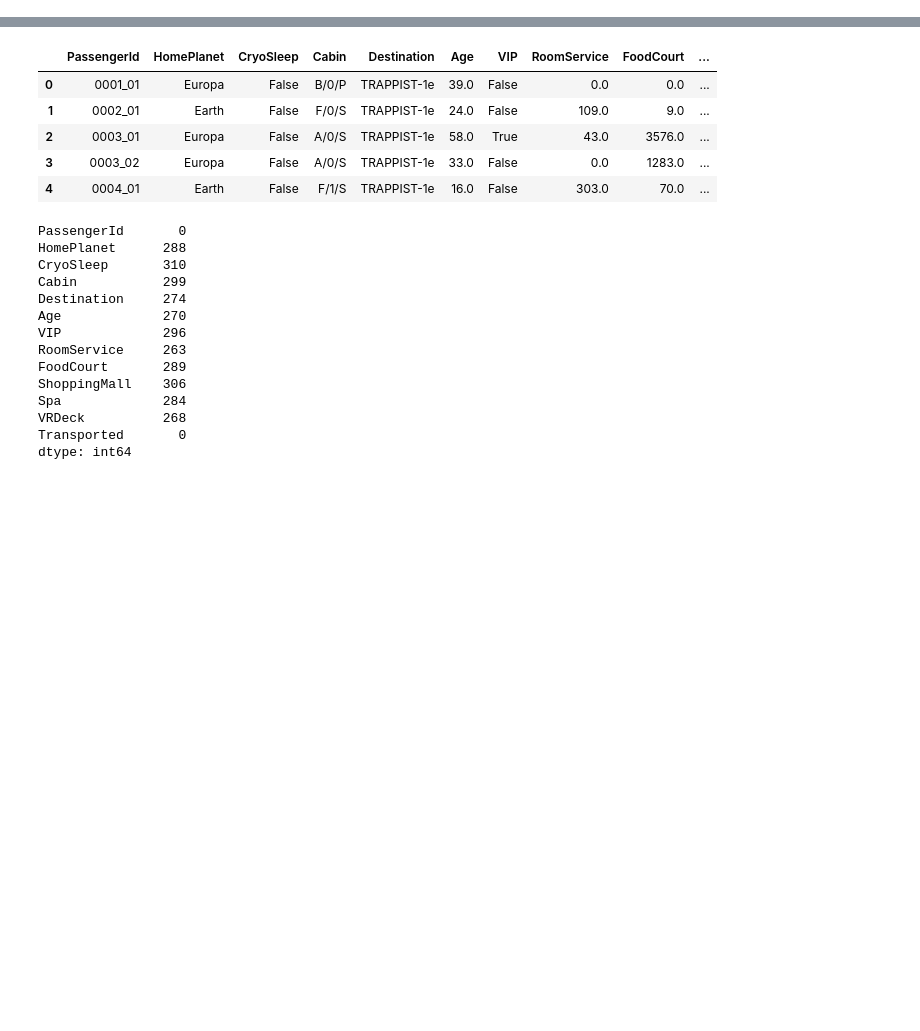
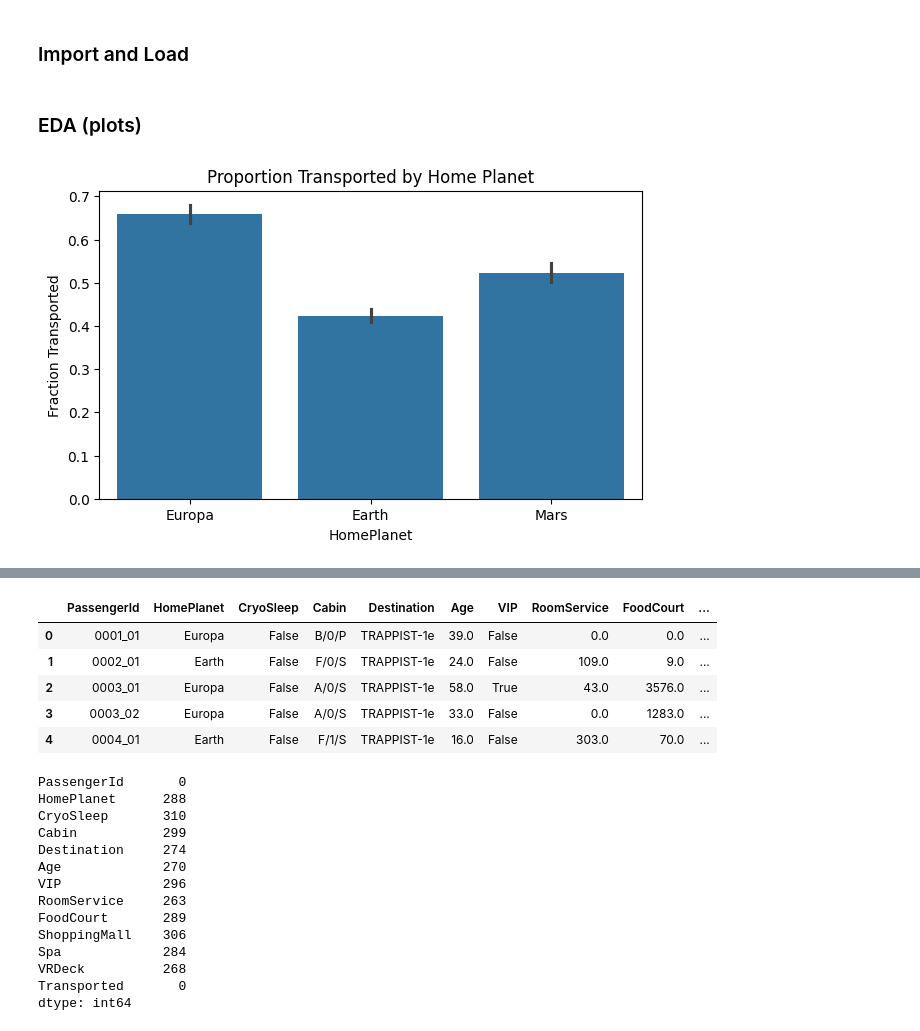
Before and after one commit to JQK1806/spaceship-titanic, a Jupyter notebook: main.ipynb, the cells around one changed output, grey strips where cells are left out. Drawn from its saved outputs; the diff is of its cells as text; code cells hidden in the pictures; blank space fills up the shorter version.

Commit message:
Add EDA plots
EDA with correlation between variables and Transported value

```diff
--- a/main.ipynb
+++ b/main.ipynb
@@ -1,3 +1,5 @@
+# %% [markdown]
+### Import and Load
 # %%
 # Import necessary libraries
 import pandas as pd
@@ -9,3 +11,14 @@ import seaborn as sns
 df_train = pd.read_csv('data/train.csv')
 df_test = pd.read_csv('data/test.csv')
 df_test['Transported'] = False
+# %% [markdown]
+### EDA (plots)
+# %%
+# Transported by HomePlanet
+plt.figure(figsize=(7,4))
+sns.barplot(x='HomePlanet', y='Transported', data=df_train)
+plt.title('Proportion Transported by Home Planet')
+plt.ylabel('Fraction Transported')
+plt.show()
+# %% [output]
+[figure, added]
```
Also changed, not shown: parts of 5 cells of this notebook.
